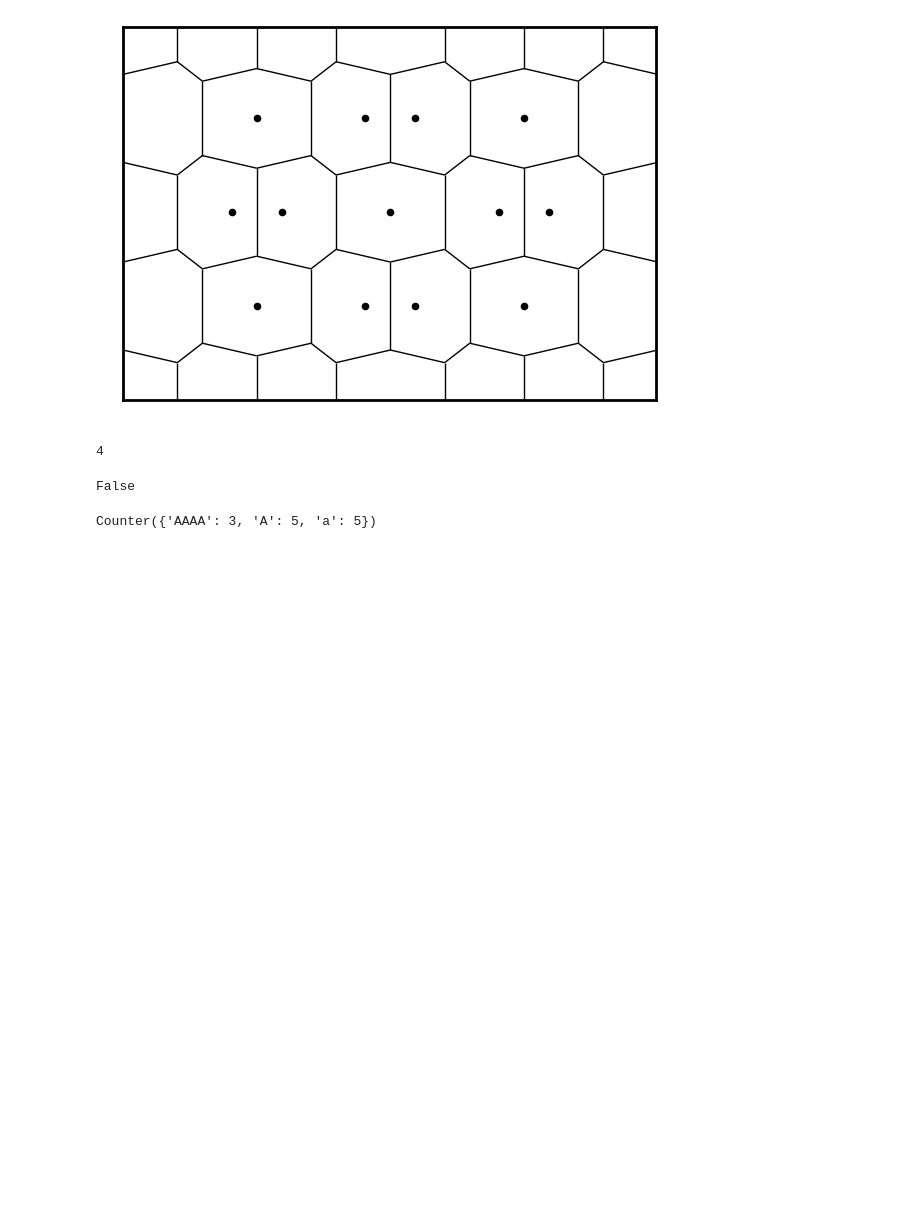
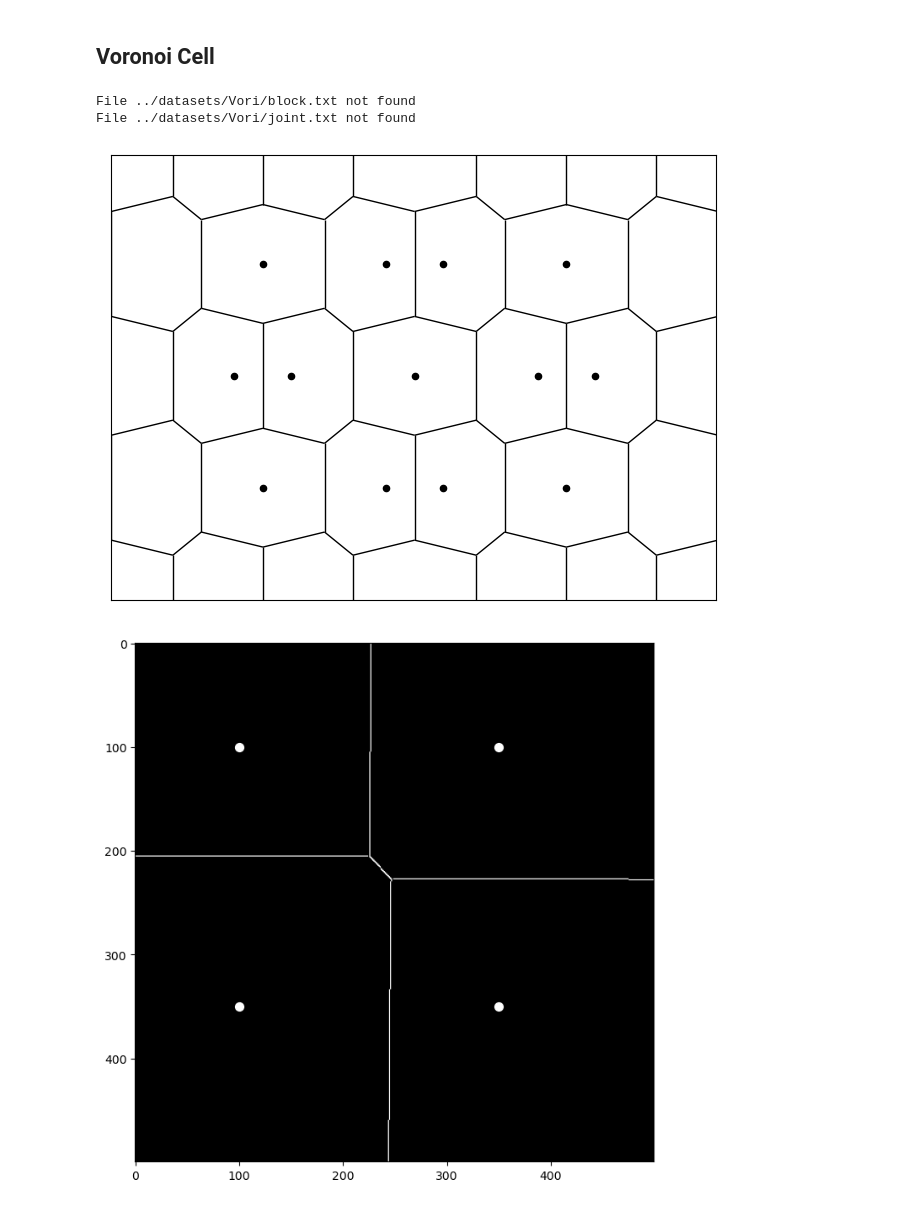
Before and after one commit to KangruiYuan/SimuBox, a Jupyter notebook: demo/Local/base.ipynb, the cells around one changed output. Saved outputs shown, nothing was run; the diff lists cells and outputs as text; code cells hidden in the pictures; blank space fills up the shorter version.

```diff
--- a/demo/Local/base.ipynb
+++ b/demo/Local/base.ipynb
@@ -136,9 +93,10 @@ level:  0.01 面积： 0.41225182669873345 周长： 2.8725683813453373 IQ:  0.6
+# %% [markdown]
+## Voronoi Cell
 # %%
-from src import VoronoiCell
-import matplotlib.pyplot as plt
-
-vc = VoronoiCell('./datasets/Vori/')
+vc = VoronoiCell('../datasets/Vori/')
 vc.collect()
 vc.Voronoi(vc.phi0[1, :, :])
 # %% [output]
+File ../datasets/Vori/block.txt not found
+File ../datasets/Vori/joint.txt not found
-[figure, old version]
+[figure, new version]
@@ -148,12 +103,9 @@ d = Counter(list('AAAABBBB'))
-# %%
-d['A']
-# %% [output]
-4
-# %%
-"A" == "A" == "b"
-# %% [output]
-False
-# %%
-Counter({'AAAA':3, 'A':5, 'a':5})
-# %% [output]
-Counter({'AAAA': 3, 'A': 5, 'a': 5})
+# %%
+vc = VoronoiCell()
+image = vc.weighted_voronoi_diagrams([[100,350],[100,100],[350,350],[350,100]],
+                                        weights=[1e4,0,0,0],
+                                        plot='vertices',
+                                        method='power'
+                                        )
+# %% [output]
+[figure, added]
```
Also changed, not shown: parts of 17 cells of this notebook, 8 other files.
